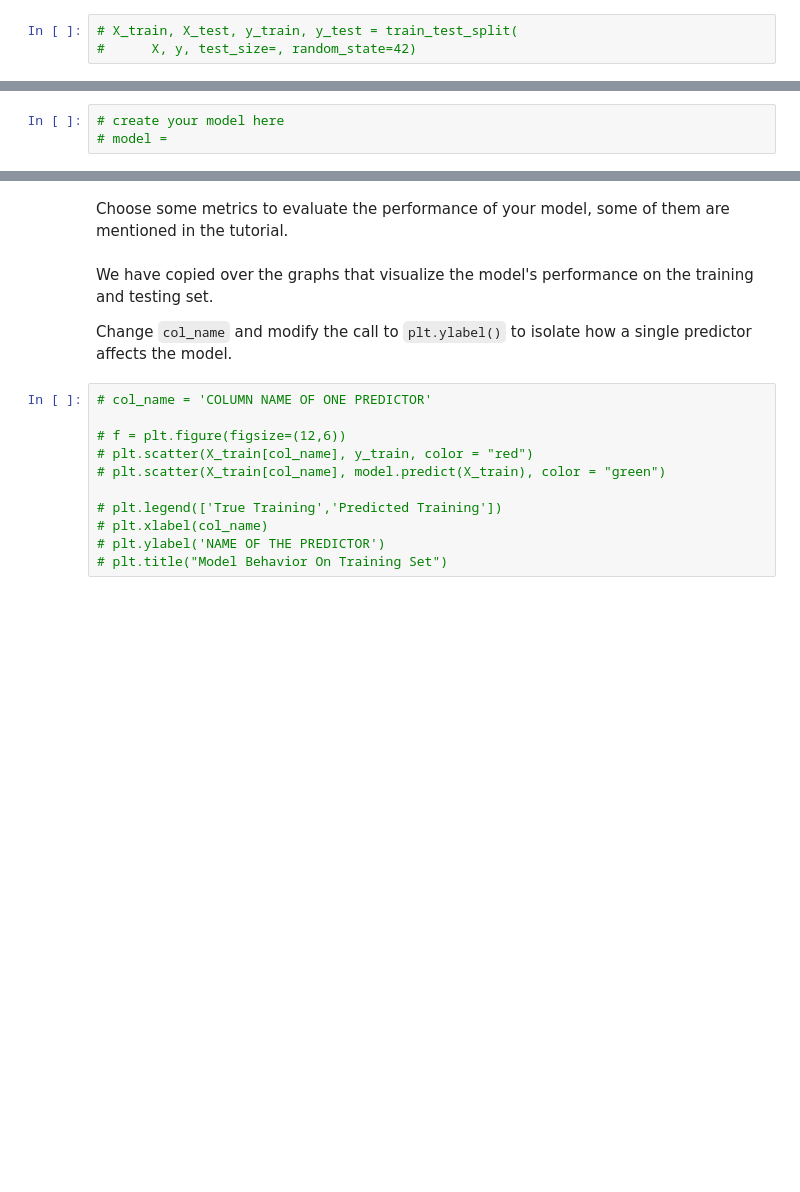
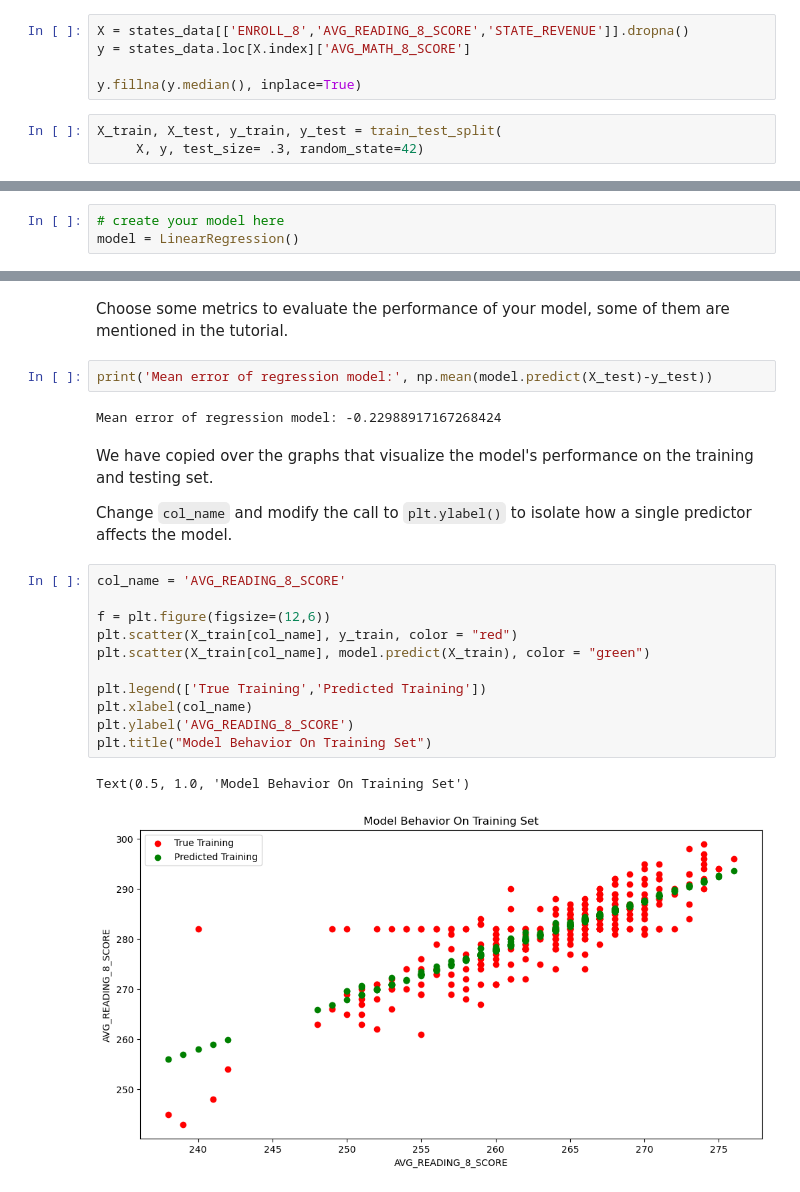
Before and after one commit to merjemmm/MDST, a Jupyter notebook: checkpoint1.ipynb, the cells around one changed output, grey strips where cells are left out. Cells and saved outputs as stored; diff of their text form; blank space fills up the shorter version.

```diff
--- a/checkpoint1.ipynb
+++ b/checkpoint1.ipynb
@@ -120,6 +187,11 @@ from sklearn.model_selection import train_test_split
+# %%
+X = states_data[['ENROLL_8','AVG_READING_8_SCORE','STATE_REVENUE']].dropna()
+y = states_data.loc[X.index]['AVG_MATH_8_SCORE']
+
+y.fillna(y.median(), inplace=True)
 # %%
-# X_train, X_test, y_train, y_test = train_test_split(
-#      X, y, test_size=, random_state=42)
+X_train, X_test, y_train, y_test = train_test_split(
+     X, y, test_size= .3, random_state=42)
 # %% [markdown]
 <h2> Prediction </h2>
 # %% [markdown]
@@ -129,5 +202,5 @@ ML Models [Resource](https://medium.com/@vijaya.beeravalli/comparison-of-machine
 # %%
 # create your model here
-# model =
+model = LinearRegression()
 # %%
 model.fit(X_train, y_train)
@@ -137,19 +212,26 @@ y_pred = model.predict(X_test)
 ## Evaluation
 # %% [markdown]
 Choose some metrics to evaluate the performance of your model, some of them are mentioned in the tutorial.
+# %%
+print('Mean error of regression model:', np.mean(model.predict(X_test)-y_test))
+# %% [output]
+Mean error of regression model: -0.22988917167268424
 # %% [markdown]
 We have copied over the graphs that visualize the model's performance on the training and testing set.
 
 Change `col_name` and modify the call to `plt.ylabel()` to isolate how a single predictor affects the model.
 # %%
-# col_name = 'COLUMN NAME OF ONE PREDICTOR'
+col_name = 'AVG_READING_8_SCORE'
 
-# f = plt.figure(figsize=(12,6))
-# plt.scatter(X_train[col_name], y_train, color = "red")
-# plt.scatter(X_train[col_name], model.predict(X_train), color = "green")
+f = plt.figure(figsize=(12,6))
+plt.scatter(X_train[col_name], y_train, color = "red")
+plt.scatter(X_train[col_name], model.predict(X_train), color = "green")
 
-# plt.legend(['True Training','Predicted Training'])
-# plt.xlabel(col_name)
-# plt.ylabel('NAME OF THE PREDICTOR')
-# plt.title("Model Behavior On Training Set")
+plt.legend(['True Training','Predicted Training'])
+plt.xlabel(col_name)
+plt.ylabel('AVG_READING_8_SCORE')
+plt.title("Model Behavior On Training Set")
+# %% [output]
+Text(0.5, 1.0, 'Model Behavior On Training Set')
+[figure, added]
 # %%
```
Also changed, not shown: parts of 16 cells of this notebook.
